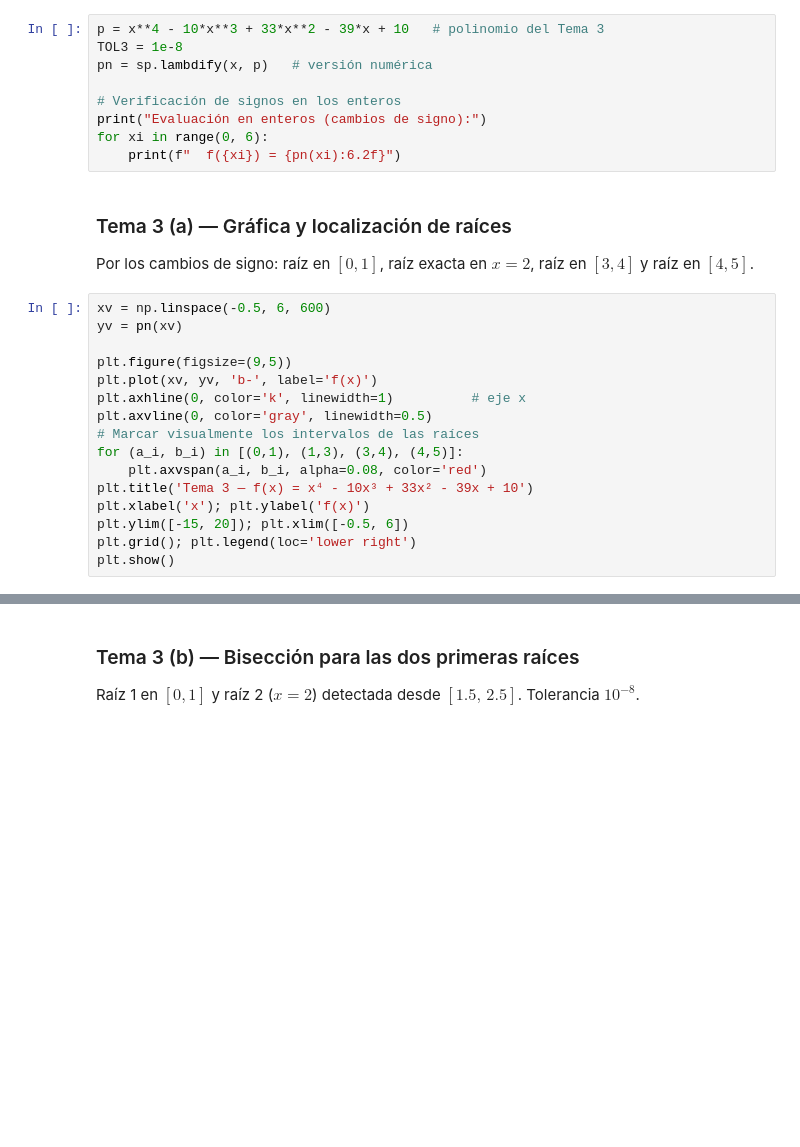
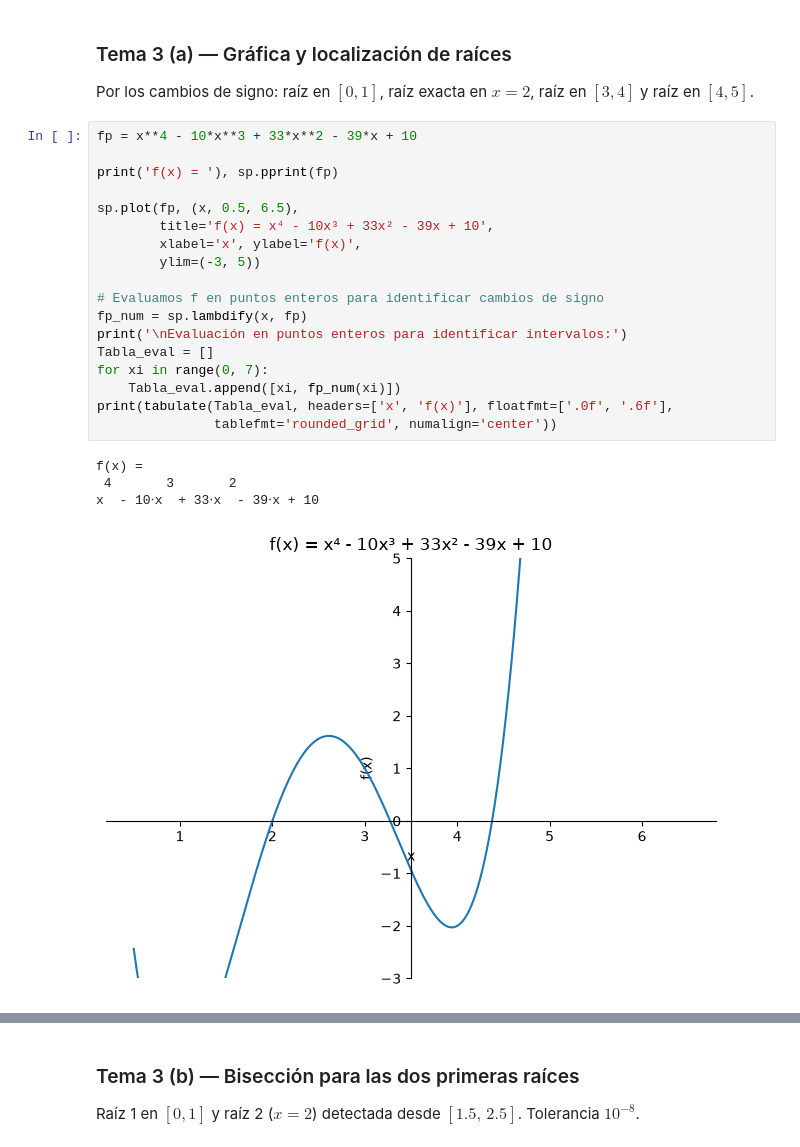
Before and after one commit to MrCabsNotFound/Calculo-Multivariable, a Jupyter notebook: 16_Python03_Solucion.ipynb, the cells around one changed output, grey strips where cells are left out. Saved outputs shown, nothing was run; the diff lists cells and outputs as text; blank space fills up the shorter version.

```diff
--- a/16_Python03_Solucion.ipynb
+++ b/16_Python03_Solucion.ipynb
@@ -190,32 +380,30 @@ print(f"Valor de referencia      : -1.769292354239")
 $$f(x) = x^4 - 10x^3 + 33x^2 - 39x + 10, \qquad \text{TOL}=10^{-8}$$
 
 Tiene 4 raíces reales. Se localizan gráficamente, se aproximan con Bisección y Newton, y se comparan con las raíces exactas.
-# %%
-p = x**4 - 10*x**3 + 33*x**2 - 39*x + 10   # polinomio del Tema 3
-TOL3 = 1e-8
-pn = sp.lambdify(x, p)   # versión numérica
-
-# Verificación de signos en los enteros
-print("Evaluación en enteros (cambios de signo):")
-for xi in range(0, 6):
-    print(f"  f({xi}) = {pn(xi):6.2f}")
 # %% [markdown]
 ### Tema 3 (a) — Gráfica y localización de raíces
 
 Por los cambios de signo: raíz en $[0,1]$, raíz exacta en $x=2$, raíz en $[3,4]$ y raíz en $[4,5]$.
 # %%
-xv = np.linspace(-0.5, 6, 600)
-yv = pn(xv)
+fp = x**4 - 10*x**3 + 33*x**2 - 39*x + 10
 
-plt.figure(figsize=(9,5))
-plt.plot(xv, yv, 'b-', label='f(x)')
-plt.axhline(0, color='k', linewidth=1)          # eje x
-plt.axvline(0, color='gray', linewidth=0.5)
-# Marcar visualmente los intervalos de las raíces
-for (a_i, b_i) in [(0,1), (1,3), (3,4), (4,5)]:
-    plt.axvspan(a_i, b_i, alpha=0.08, color='red')
-plt.title('Tema 3 — f(x) = x⁴ - 10x³ + 33x² - 39x + 10')
-plt.xlabel('x'); plt.ylabel('f(x)')
-plt.ylim([-15, 20]); plt.xlim([-0.5, 6])
-plt.grid(); plt.legend(loc='lower right')
-plt.show()
+print('f(x) = '), sp.pprint(fp)
+
+sp.plot(fp, (x, 0.5, 6.5),
+        title='f(x) = x⁴ - 10x³ + 33x² - 39x + 10',
+        xlabel='x', ylabel='f(x)',
+        ylim=(-3, 5))
+
+# Evaluamos f en puntos enteros para identificar cambios de signo
+fp_num = sp.lambdify(x, fp)
+print('\nEvaluación en puntos enteros para identificar intervalos:')
+Tabla_eval = []
+for xi in range(0, 7):
+    Tabla_eval.append([xi, fp_num(xi)])
+print(tabulate(Tabla_eval, headers=['x', 'f(x)'], floatfmt=['.0f', '.6f'],
+               tablefmt='rounded_grid', numalign='center'))
+# %% [output]
+f(x) =
+ 4       3       2
+x  - 10⋅x  + 33⋅x  - 39⋅x + 10
+[figure, added]
```
Also changed, not shown: parts of 29 cells of this notebook, 7 other files.
